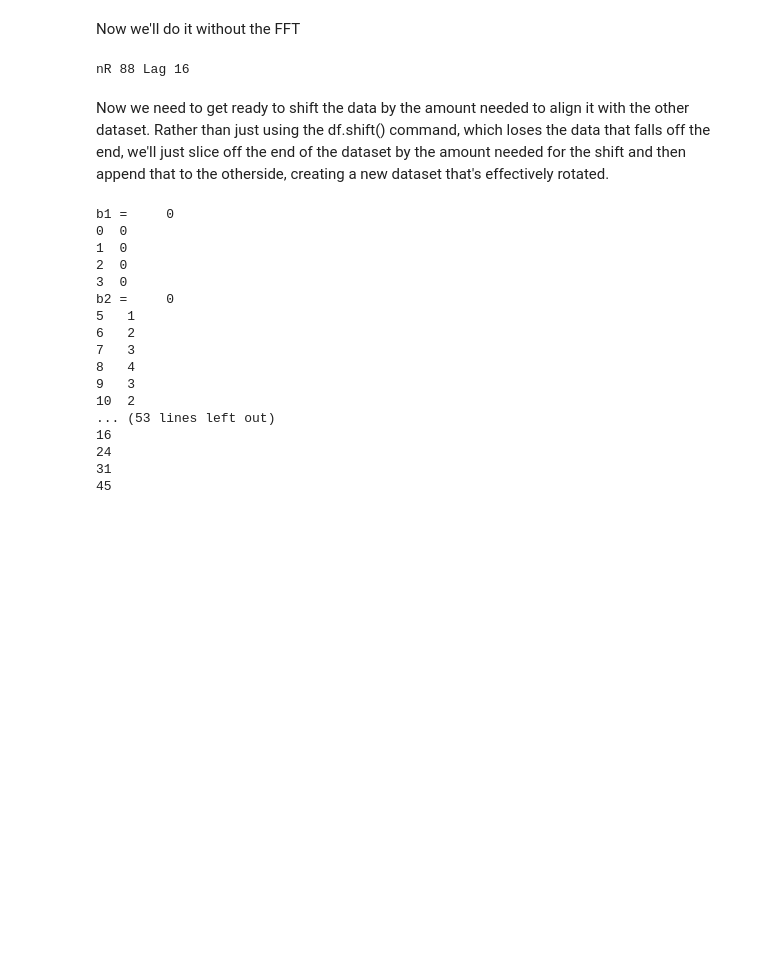
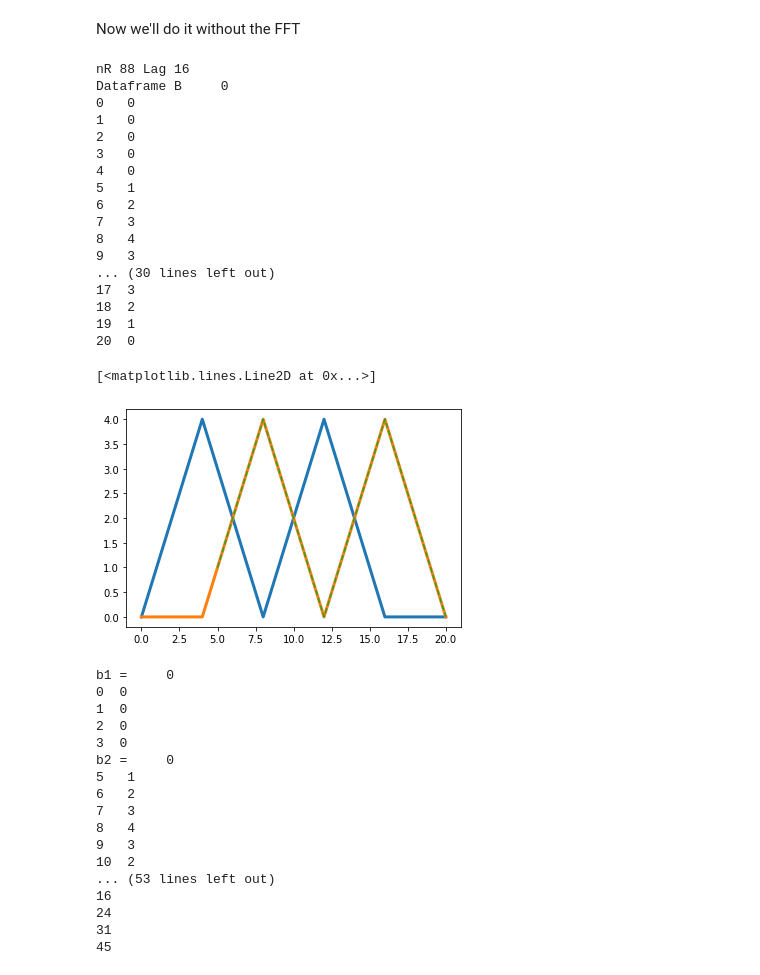
Before and after one commit to zlite/SimAnalysis, a Jupyter notebook: Dataframetest.ipynb, the cells around one changed output. Cells and saved outputs as stored; diff of their text form; code cells hidden in the pictures; blank space fills up the shorter version.

Commit message:
still trying to get indexing right

```diff
--- a/Dataframetest.ipynb
+++ b/Dataframetest.ipynb
@@ -102,21 +102,51 @@ Now we'll do it without the FFT
 # %%
 a = np.array([0, 1, 2, 3, 4, 3, 2, 1, 0, 1, 2, 3, 4, 3, 2, 1, 0, 0, 0, 0, 0])
 b = np.array([0, 0, 0, 0, 0, 1, 2, 3, 4, 3, 2, 1, 0, 1, 2, 3, 4, 3, 2, 1, 0])
 corrfirst = signal.correlate(a,b)
 corrsecond = signal.correlate(b,a)
 xcor = np.correlate(a, b, "full")
 nR = max(corrfirst)
 maxLag = np.argmax(corrfirst)  # I imported numpy as np here
 print("nR", nR, "Lag", maxLag)
 
 first = np.argmax(signal.correlate(a,b))
 second = np.argmax(signal.correlate(b,a))
 nR = max(xcor)
 maxLag = np.argmax(xcor)  # I imported numpy as np here
 a = pd.DataFrame(a)
 b = pd.DataFrame(b)
+print("Dataframe B", b)
+print("padding")
+b1 = b[0:4]
+b2 = b[5:]
+b2.append(b1, ignore_index=False, sort = True)
+b2.reset_index()
+print("b1",b1)
+print ("Rotated",b2)
+
+plt.figure()
+plt.plot(a, linewidth=3)
+plt.plot(b, linewidth=3)
+plt.plot(b2, linestyle='dashed')
+#plt.plot(a.shift(maxLag))
 # %% [output]
 nR 88 Lag 16
+Dataframe B     0
+0   0
+1   0
+2   0
+3   0
+4   0
+5   1
+6   2
+7   3
+8   4
+9   3
+... (30 lines left out)
+17  3
+18  2
+19  1
+20  0
+[<matplotlib.lines.Line2D at 0x...>]
+[figure, added]
-# %% [markdown]
-Now we need to get ready to shift the data by the amount needed to align it with the other dataset. Rather than just using the df.shift() command, which loses the data that falls off the end, we'll just slice off the end of the dataset by the amount needed for the shift and then append that to the otherside, creating a new dataset that's effectively rotated.
 # %%
```
Also changed, not shown: parts of 1 cell of this notebook.
